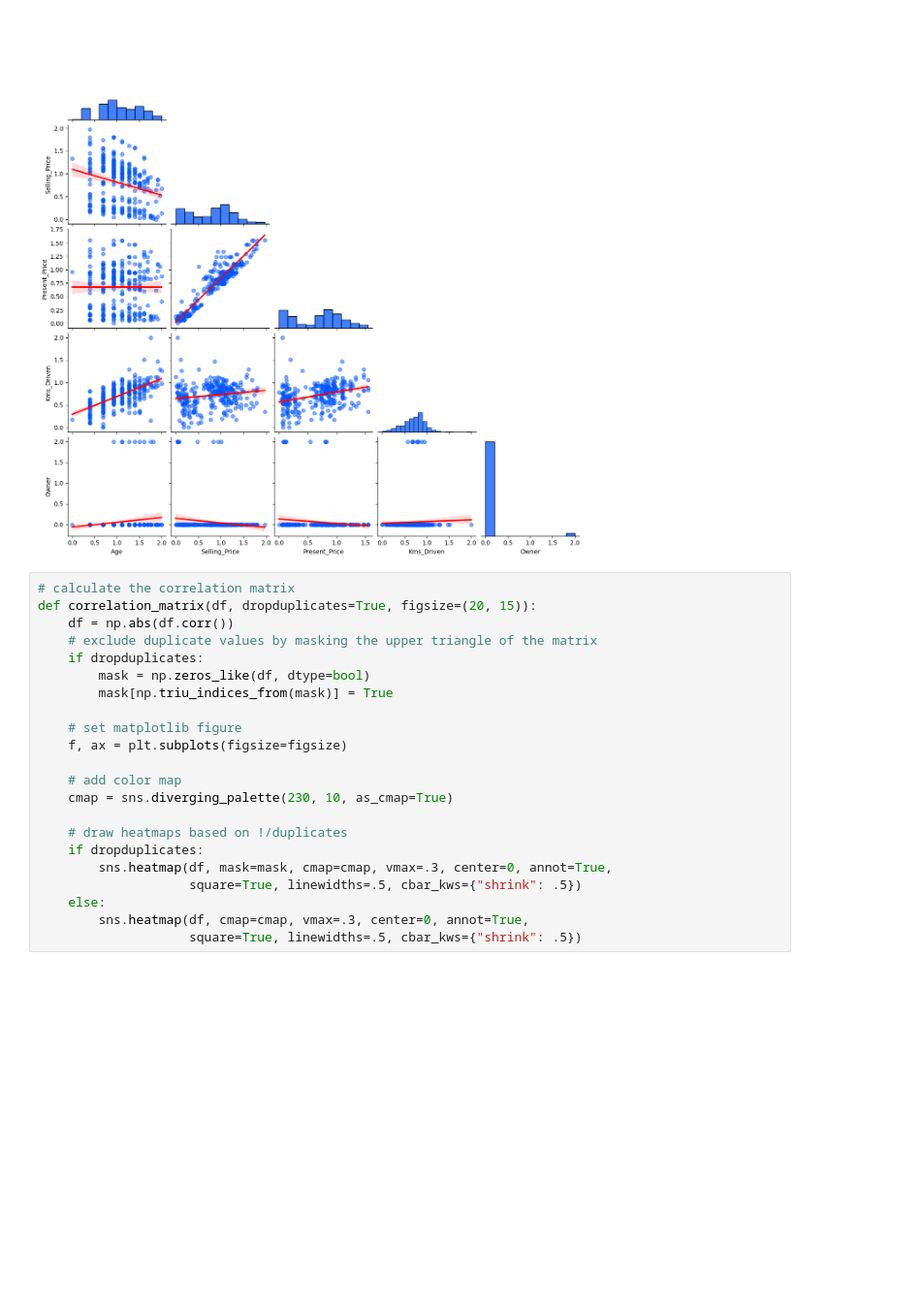
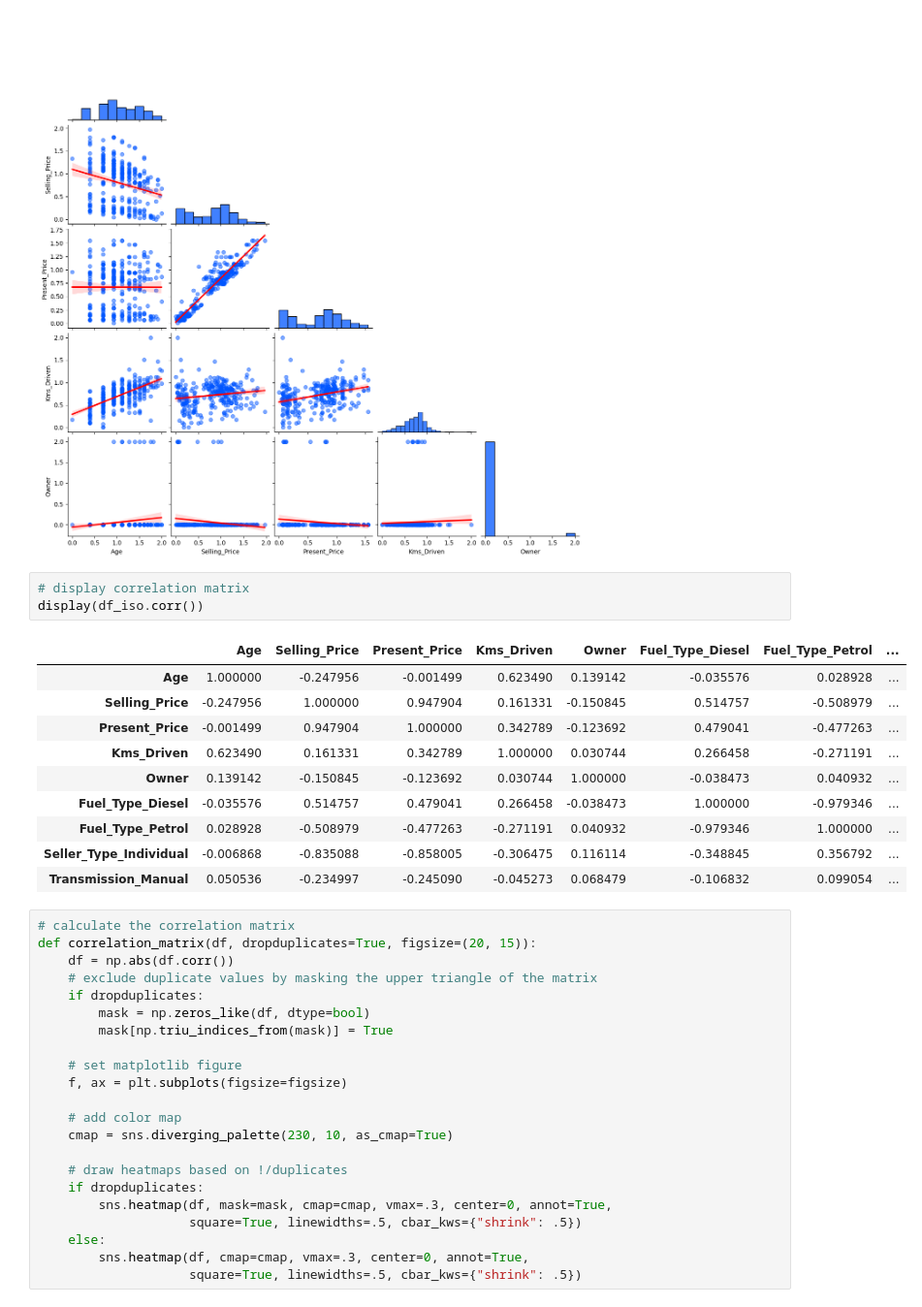
Before and after one commit to BeardedSeal77/Machine-Learning-101, a Jupyter notebook: Study Notebooks/03-Data Prep/3_Data_Prep.ipynb, the cells around one changed output. Shown at 97% size. Drawn from its saved outputs; the diff is of its cells as text; blank space fills up the shorter version.

```diff
--- a/Study Notebooks/03-Data Prep/3_Data_Prep.ipynb
+++ b/Study Notebooks/03-Data Prep/3_Data_Prep.ipynb
@@ -609,6 +609,20 @@ plot = sns.pairplot(data = df_iso[numeric_data],
                     plot_kws={'line_kws':{'color':'red'}, 'scatter_kws':{'alpha':0.5}},)
 # %% [output]
 [figure]
+# %%
+# display correlation matrix
+display(df_iso.corr())
+# %% [output]
+|  | Age | Selling_Price | Present_Price | Kms_Driven | Owner | Fuel_Type_Diesel | Fuel_Type_Petrol | ... |
+| Age | 1.000000 | -0.247956 | -0.001499 | 0.623490 | 0.139142 | -0.035576 | 0.028928 | ... |
+| Selling_Price | -0.247956 | 1.000000 | 0.947904 | 0.161331 | -0.150845 | 0.514757 | -0.508979 | ... |
+| Present_Price | -0.001499 | 0.947904 | 1.000000 | 0.342789 | -0.123692 | 0.479041 | -0.477263 | ... |
+| Kms_Driven | 0.623490 | 0.161331 | 0.342789 | 1.000000 | 0.030744 | 0.266458 | -0.271191 | ... |
+| Owner | 0.139142 | -0.150845 | -0.123692 | 0.030744 | 1.000000 | -0.038473 | 0.040932 | ... |
+| Fuel_Type_Diesel | -0.035576 | 0.514757 | 0.479041 | 0.266458 | -0.038473 | 1.000000 | -0.979346 | ... |
+| Fuel_Type_Petrol | 0.028928 | -0.508979 | -0.477263 | -0.271191 | 0.040932 | -0.979346 | 1.000000 | ... |
+| Seller_Type_Individual | -0.006868 | -0.835088 | -0.858005 | -0.306475 | 0.116114 | -0.348845 | 0.356792 | ... |
+| Transmission_Manual | 0.050536 | -0.234997 | -0.245090 | -0.045273 | 0.068479 | -0.106832 | 0.099054 | ... |
 # %%
 # calculate the correlation matrix
 def correlation_matrix(df, dropduplicates=True, figsize=(20, 15)):
```
Also changed, not shown: parts of 6 cells of this notebook, 6 other files.
